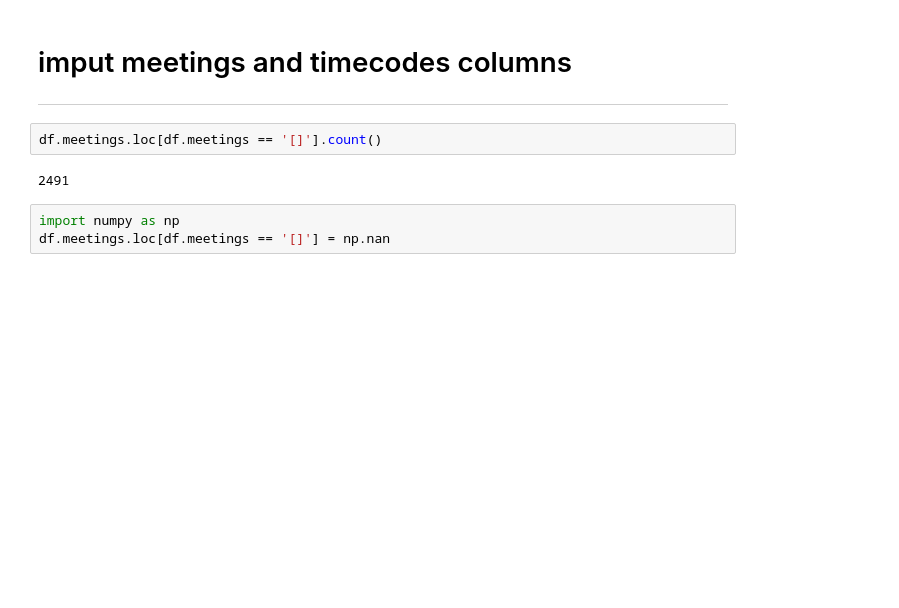
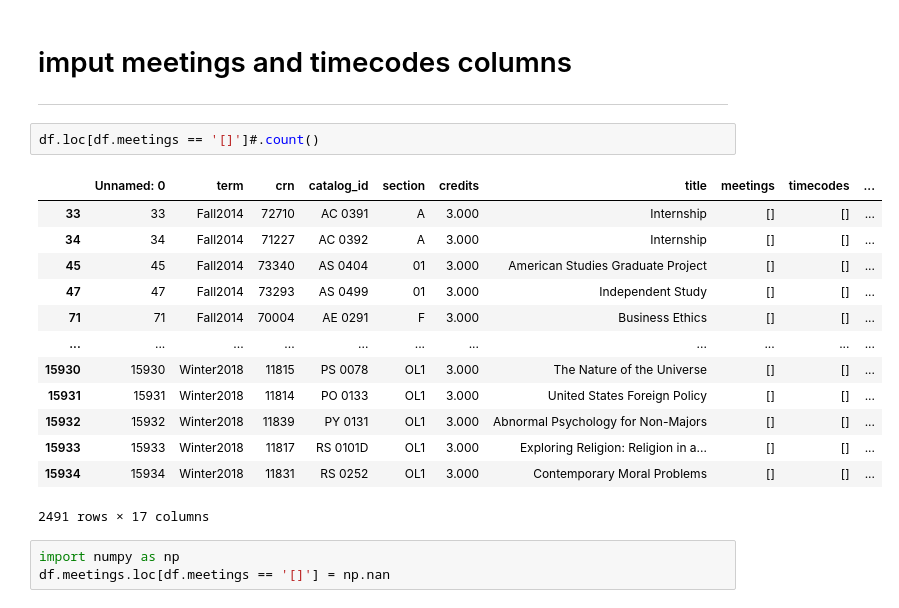
Before and after one commit to fairfield-ba510-spring2020/term-project-mayo, a Jupyter notebook: Faris_CourseDataETL.ipynb, the cells around one changed output. Drawn from its saved outputs; the diff is of its cells as text; blank space fills up the shorter version.

```diff
--- a/Faris_CourseDataETL.ipynb
+++ b/Faris_CourseDataETL.ipynb
@@ -290,9 +333,21 @@ for i in df.columns[1:]:
 # imput meetings and timecodes columns
  ---
 # %%
-df.meetings.loc[df.meetings == '[]'].count()
+df.loc[df.meetings == '[]']#.count()
 # %% [output]
+|  | Unnamed: 0 | term | crn | catalog_id | section | credits | title | meetings | timecodes | ... |
+| 33 | 33 | Fall2014 | 72710 | AC 0391 | A | 3.000 | Internship | [] | [] | ... |
+| 34 | 34 | Fall2014 | 71227 | AC 0392 | A | 3.000 | Internship | [] | [] | ... |
+| 45 | 45 | Fall2014 | 73340 | AS 0404 | 01 | 3.000 | American Studies Graduate Project | [] | [] | ... |
+| 47 | 47 | Fall2014 | 73293 | AS 0499 | 01 | 3.000 | Independent Study | [] | [] | ... |
+| 71 | 71 | Fall2014 | 70004 | AE 0291 | F | 3.000 | Business Ethics | [] | [] | ... |
+| ... | ... | ... | ... | ... | ... | ... | ... | ... | ... | ... |
+| 15930 | 15930 | Winter2018 | 11815 | PS 0078 | OL1 | 3.000 | The Nature of the Universe | [] | [] | ... |
+| 15931 | 15931 | Winter2018 | 11814 | PO 0133 | OL1 | 3.000 | United States Foreign Policy | [] | [] | ... |
+| 15932 | 15932 | Winter2018 | 11839 | PY 0131 | OL1 | 3.000 | Abnormal Psychology for Non-Majors | [] | [] | ... |
+| 15933 | 15933 | Winter2018 | 11817 | RS 0101D | OL1 | 3.000 | Exploring Religion: Religion in a... | [] | [] | ... |
+| 15934 | 15934 | Winter2018 | 11831 | RS 0252 | OL1 | 3.000 | Contemporary Moral Problems | [] | [] | ... |
-2491
+2491 rows × 17 columns
 # %%
 import numpy as np
 df.meetings.loc[df.meetings == '[]'] = np.nan
```
Also changed, not shown: parts of 13 cells of this notebook, 2 other files.
